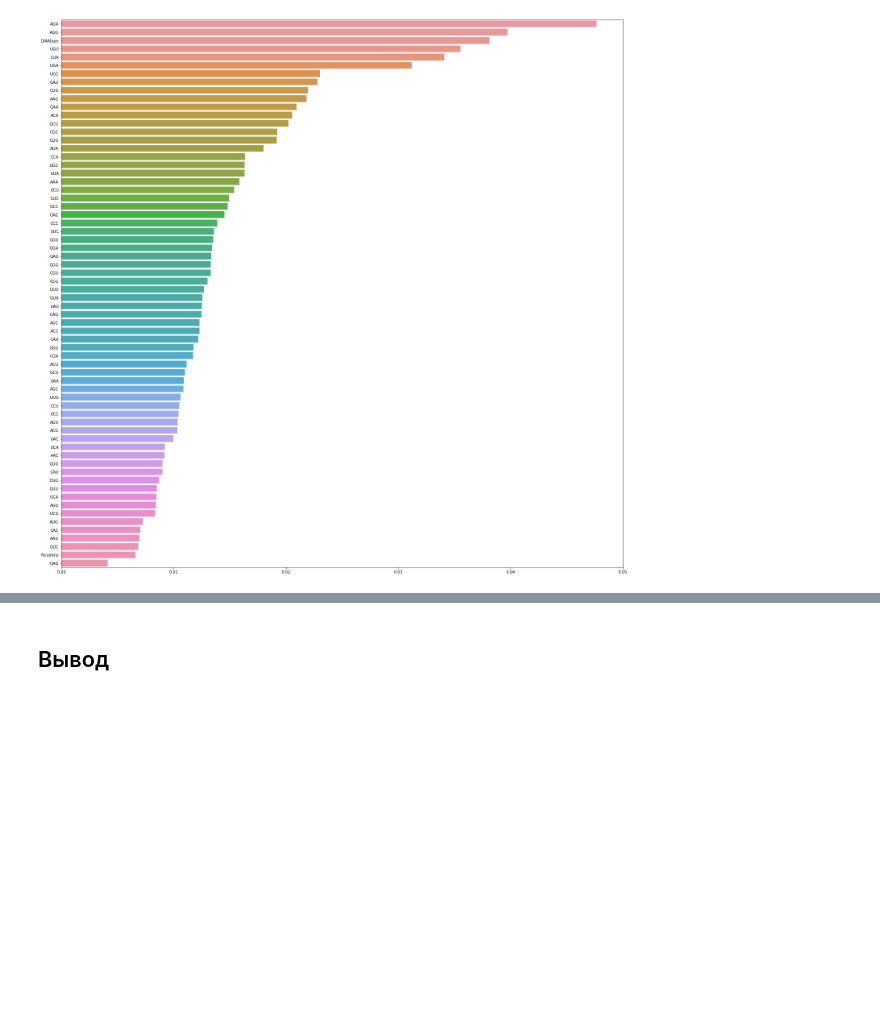
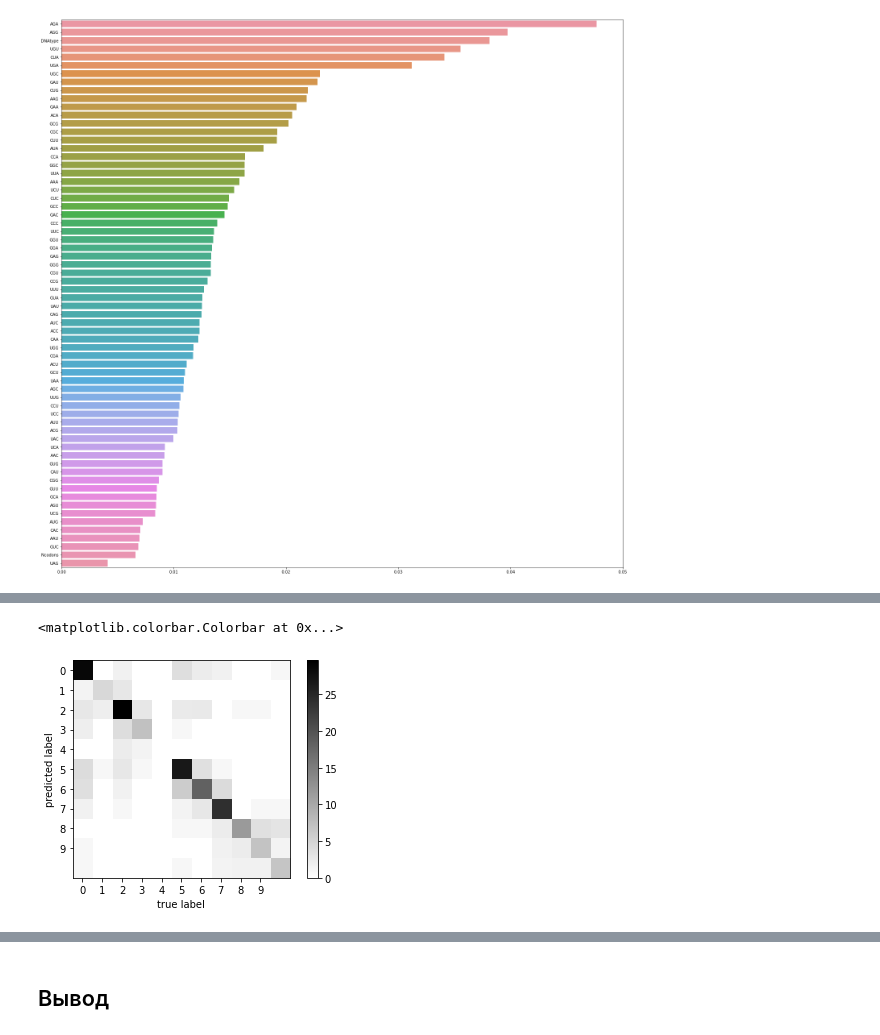
Before and after one commit to vofks/ML-Homework, a Jupyter notebook: ML_homework.ipynb, the cells around one changed output, grey strips where cells are left out. Drawn from its saved outputs; the diff is of its cells as text; code cells hidden in the pictures; blank space fills up the shorter version.

```diff
--- a/ML_homework_1.ipynb
+++ b/ML_homework.ipynb
@@ -574,0 +665,3 @@ sns.barplot(y=importances.index, x=importances, orient="h")
+# %%
+alpha_opt = alpha_arr[test_err == min_test_err]
+print(alpha_opt)
@@ -574,0 +670,6 @@ sns.barplot(y=importances.index, x=importances, orient="h")
+# %%
+alpha_opt = alpha_opt[0]
+# %%
+nn = MLPClassifier(hidden_layer_sizes=(512,256), solver='adam', activation='relu', alpha=alpha_opt, max_iter=2000, random_state=11)
+nn.fit(X_train, y_train)
+print(f'Train score: {nn.score(X_train, y_train)} Test score: {nn.score(X_test, y_test)}')
@@ -574,0 +678,5 @@ sns.barplot(y=importances.index, x=importances, orient="h")
+# %%
+nn_pred_train = nn.predict(X_train)
+nn_pred_test = nn.predict(X_test)
+print(np.mean(y_train != nn_pred_train))
+print(np.mean(y_test != nn_pred_test))
@@ -574,0 +702,13 @@ sns.barplot(y=importances.index, x=importances, orient="h")
+# %%
+cm = metrics.confusion_matrix(y_test, nn_pred_test)
+cm = np.sqrt(cm)
+plt.imshow(cm, interpolation = 'nearest')
+plt.set_cmap('binary')
+plt.xticks(range(10))
+plt.yticks(range(10))
+plt.xlabel("true label")
+plt.ylabel("predicted label")
+plt.colorbar()
+# %% [output]
+<matplotlib.colorbar.Colorbar at 0x...>
+[figure, added]
```
Also changed, not shown: parts of 16 cells of this notebook.
